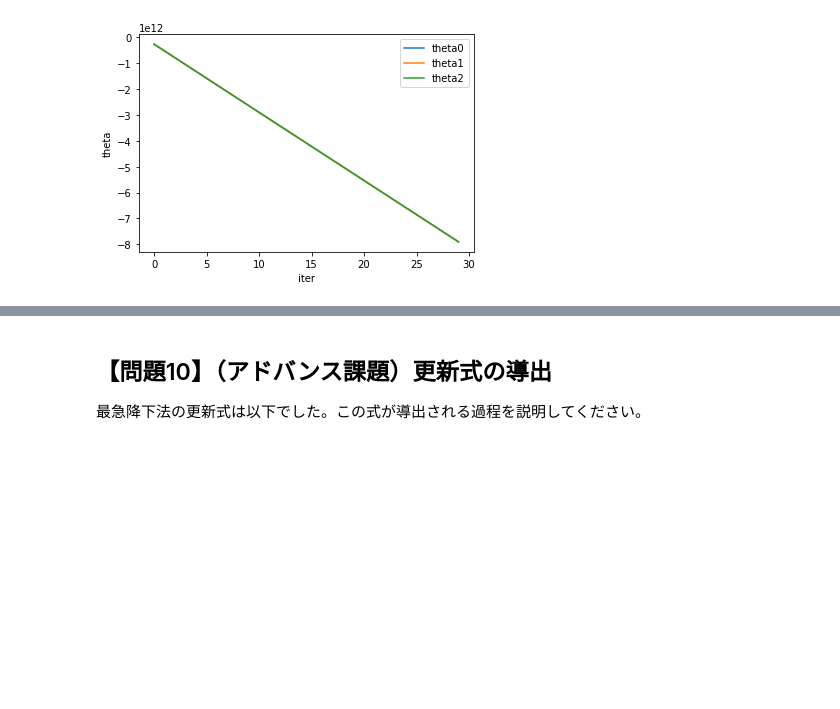
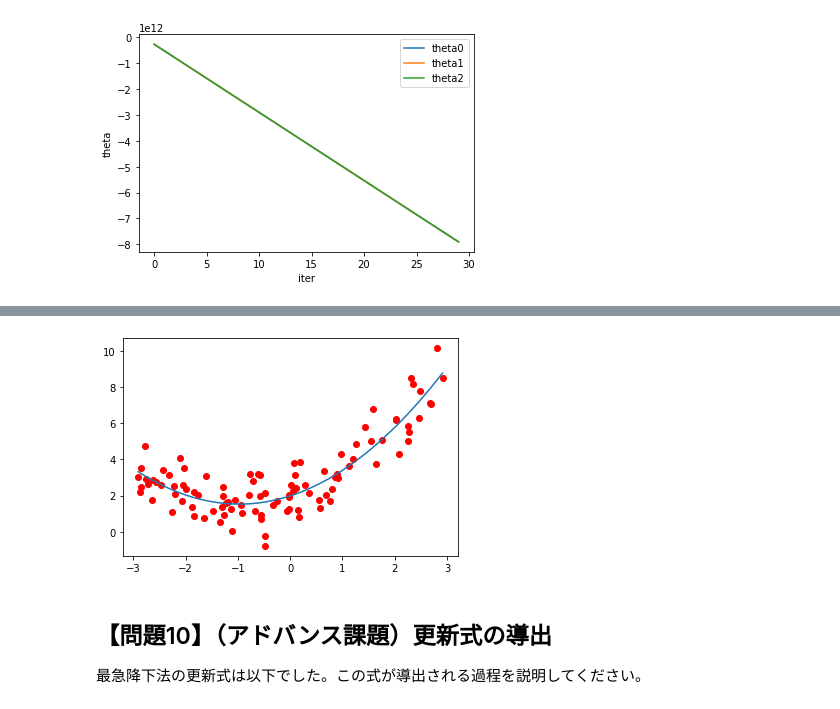
Before and after one commit to satoshi-MTS/DIC_Linear_regression, a Jupyter notebook: result.ipynb, the cells around one changed output, grey strips where cells are left out. Saved outputs shown, nothing was run; the diff lists cells and outputs as text; code cells hidden in the pictures; blank space fills up the shorter version.

```diff
--- a/result.ipynb
+++ b/result.ipynb
@@ -873,3 +884,13 @@ array([[27.20879121],
+# %%
+from sklearn.preprocessing import PolynomialFeatures
+poly = PolynomialFeatures(2, include_bias=False)
+X_poly = poly.fit_transform(X)
+sk_model_3 = LinearRegression()
+sk_model_3.fit(X_poly, y)
+plt.plot(np.sort(X, axis=0), sk_model_3.intercept_ + sk_model_3.coef_[:, 0] *np.sort(X, axis=0)+ sk_model_3.coef_[:, 1] * np.sort(X, axis=0) **2)
+plt.scatter(X, y, color='r');
+# %% [output]
+[figure, added]
 # %% [markdown]
 ## 【問題10】（アドバンス課題）更新式の導出
 最急降下法の更新式は以下でした。この式が導出される過程を説明してください。
```
Also changed, not shown: parts of 6 cells of this notebook.
